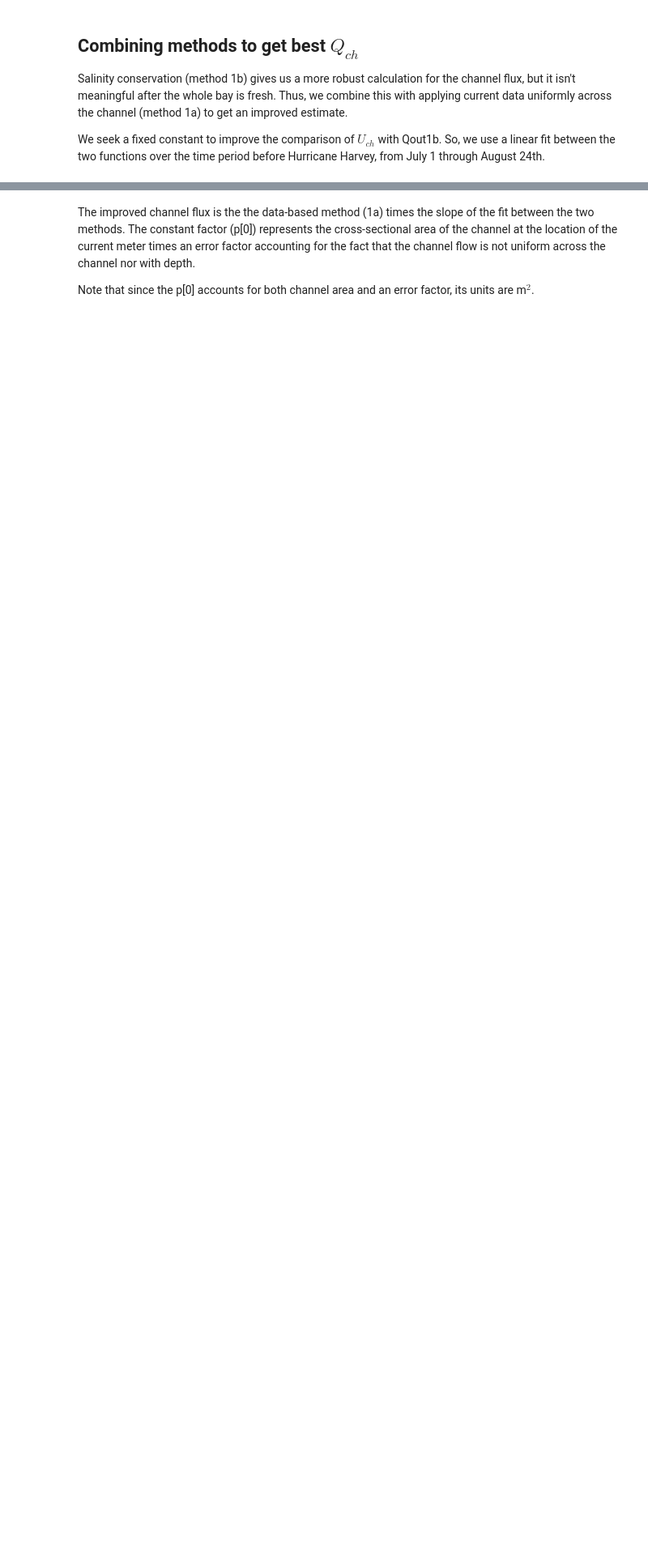
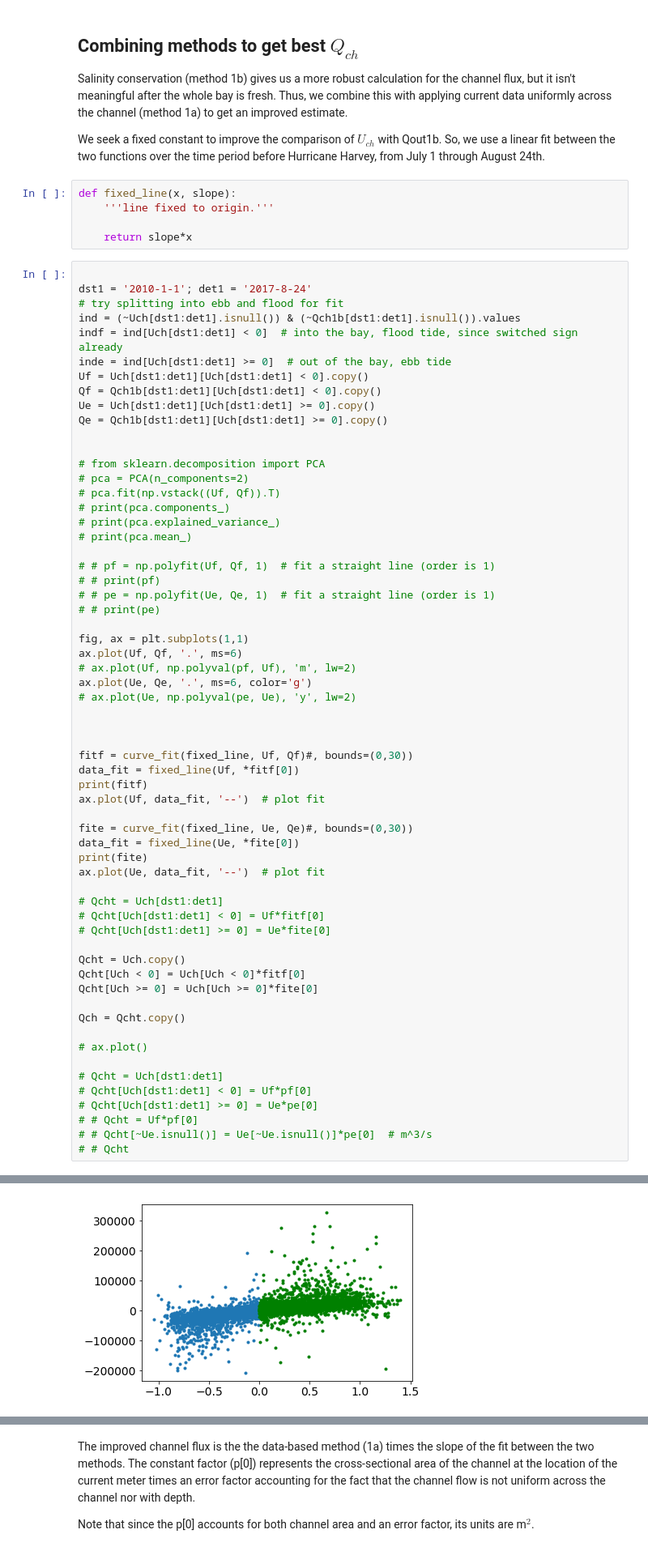
Before and after one commit to kthyng/flood_estimate, a Jupyter notebook: Hurricane Harvey Freshwater Input.ipynb, the cells around one changed output, grey strips where cells are left out. Shown at 81% size. Drawn from its saved outputs; the diff is of its cells as text; blank space fills up the shorter version.

```diff
--- a/Hurricane Harvey Freshwater Input.ipynb
+++ b/Hurricane Harvey Freshwater Input.ipynb
@@ -619,3 +616,70 @@ Qch1b = dSVdt/-Sch
 Salinity conservation (method 1b) gives us a more robust calculation for the channel flux, but it isn't meaningful after the whole bay is fresh. Thus, we combine this with applying current data uniformly across the channel (method 1a) to get an improved estimate.
 
 We seek a fixed constant to improve the comparison of $U_{ch}$ with Qout1b. So, we use a linear fit between the two functions over the time period before Hurricane Harvey, from July 1 through August 24th.
+# %%
+def fixed_line(x, slope):
+    '''line fixed to origin.'''
+
+    return slope*x
+# %%
+
+dst1 = '2010-1-1'; det1 = '2017-8-24'
+# try splitting into ebb and flood for fit
+ind = (~Uch[dst1:det1].isnull()) & (~Qch1b[dst1:det1].isnull()).values
+indf = ind[Uch[dst1:det1] < 0]  # into the bay, flood tide, since switched sign already
+inde = ind[Uch[dst1:det1] >= 0]  # out of the bay, ebb tide
+Uf = Uch[dst1:det1][Uch[dst1:det1] < 0].copy()
+Qf = Qch1b[dst1:det1][Uch[dst1:det1] < 0].copy()
+Ue = Uch[dst1:det1][Uch[dst1:det1] >= 0].copy()
+Qe = Qch1b[dst1:det1][Uch[dst1:det1] >= 0].copy()
+
+
+# from sklearn.decomposition import PCA
+# pca = PCA(n_components=2)
+# pca.fit(np.vstack((Uf, Qf)).T)
+# print(pca.components_)
+# print(pca.explained_variance_)
+# print(pca.mean_)
+
+# # pf = np.polyfit(Uf, Qf, 1)  # fit a straight line (order is 1)
+# # print(pf)
+# # pe = np.polyfit(Ue, Qe, 1)  # fit a straight line (order is 1)
+# # print(pe)
+
+fig, ax = plt.subplots(1,1)
+ax.plot(Uf, Qf, '.', ms=6)
+# ax.plot(Uf, np.polyval(pf, Uf), 'm', lw=2)
+ax.plot(Ue, Qe, '.', ms=6, color='g')
+# ax.plot(Ue, np.polyval(pe, Ue), 'y', lw=2)
+
+
+
+fitf = curve_fit(fixed_line, Uf, Qf)#, bounds=(0,30))
+data_fit = fixed_line(Uf, *fitf[0])
+print(fitf)
+ax.plot(Uf, data_fit, '--')  # plot fit
+
+fite = curve_fit(fixed_line, Ue, Qe)#, bounds=(0,30))
+data_fit = fixed_line(Ue, *fite[0])
+print(fite)
+ax.plot(Ue, data_fit, '--')  # plot fit
+
+# Qcht = Uch[dst1:det1]
+# Qcht[Uch[dst1:det1] < 0] = Uf*fitf[0]
+# Qcht[Uch[dst1:det1] >= 0] = Ue*fite[0]
+
+Qcht = Uch.copy()
+Qcht[Uch < 0] = Uch[Uch < 0]*fitf[0]
+Qcht[Uch >= 0] = Uch[Uch >= 0]*fite[0]
+
+Qch = Qcht.copy()
+
+# ax.plot()
+
+# Qcht = Uch[dst1:det1]
+# Qcht[Uch[dst1:det1] < 0] = Uf*pf[0]
+# Qcht[Uch[dst1:det1] >= 0] = Ue*pe[0]
+# # Qcht = Uf*pf[0]
+# # Qcht[~Ue.isnull()] = Ue[~Ue.isnull()]*pe[0]  # m^3/s
+# # Qcht
+# %% [output]
@@ -621,0 +687 @@ We seek a fixed constant to improve the comparison of $U_{ch}$ with Qout1b. So,
+[figure, added]
```
Also changed, not shown: parts of 38 cells of this notebook.
